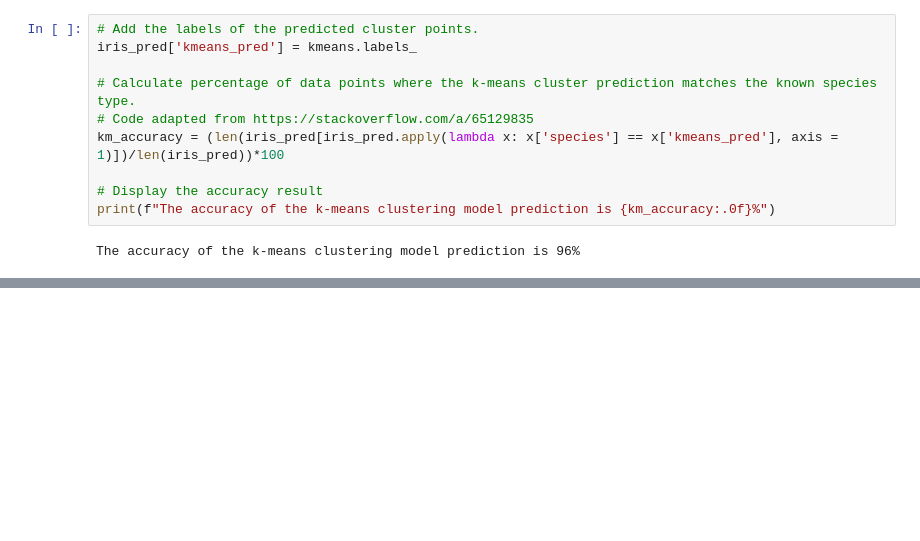
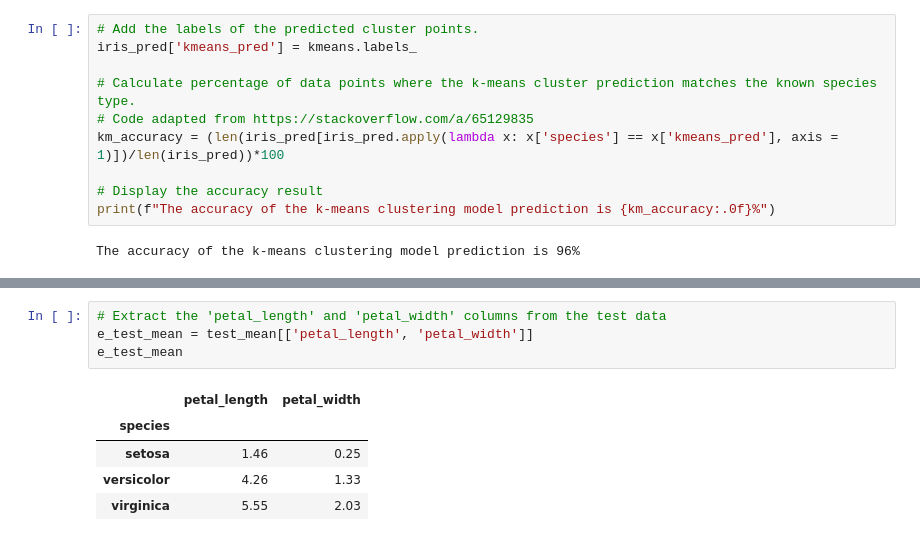
Before and after one commit to markcot/MachLearnTasks, a Jupyter notebook: Tasks.ipynb, the cells around one changed output, grey strips where cells are left out. Saved outputs shown, nothing was run; the diff lists cells and outputs as text; blank space fills up the shorter version.

```diff
--- a/Tasks.ipynb
+++ b/Tasks.ipynb
@@ -981,0 +1011,10 @@ The accuracy of the k-means clustering model prediction is 96%
+# %%
+# Extract the 'petal_length' and 'petal_width' columns from the test data
+e_test_mean = test_mean[['petal_length', 'petal_width']]
+e_test_mean
+# %% [output]
+|  | petal_length | petal_width |
+| species |  |  |
+| setosa | 1.46 | 0.25 |
+| versicolor | 4.26 | 1.33 |
+| virginica | 5.55 | 2.03 |
```
Also changed, not shown: parts of 21 cells of this notebook.
